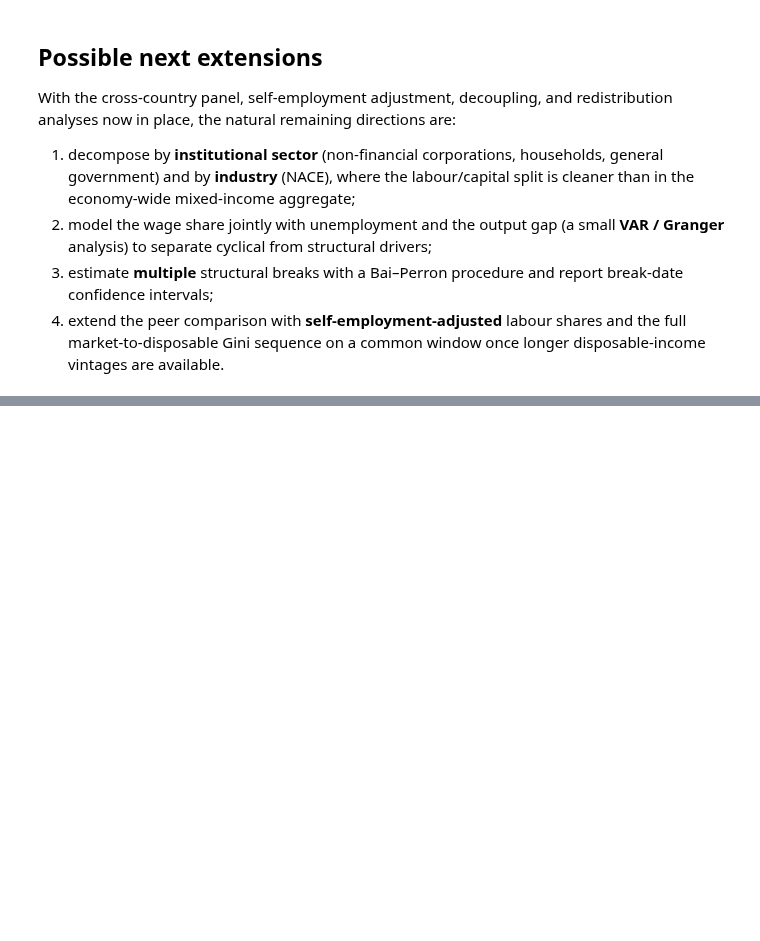
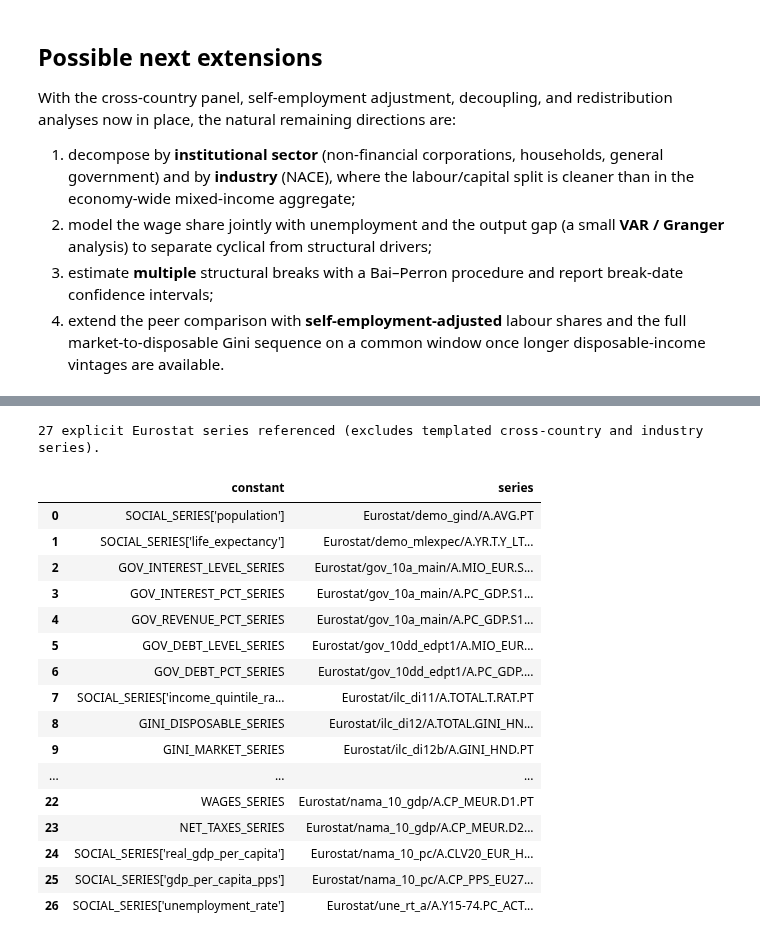
Before and after one commit to DiogoRibeiro7/ds-projects-portfolio, a Jupyter notebook: projects/portugal_gdp_income_distribution/portugal_gdp_income_distribution.ipynb, the cells around one changed output, grey strips where cells are left out. Drawn from its saved outputs; the diff is of its cells as text; code cells hidden in the pictures; blank space fills up the shorter version.

```diff
--- a/projects/portugal_gdp_income_distribution/portugal_gdp_income_distribution.ipynb
+++ b/projects/portugal_gdp_income_distribution/portugal_gdp_income_distribution.ipynb
@@ -2128,0 +2381,33 @@ With the cross-country panel, self-employment adjustment, decoupling, and redist
+# %%
+def list_data_sources() -> pd.DataFrame:
+    """Collect the explicit DBnomics series identifiers referenced in this notebook."""
+    rows = [{"constant": name, "series": value}
+            for name, value in sorted(globals().items())
+            if isinstance(value, str) and value.startswith("Eurostat/")]
+    rows += [{"constant": f"SOCIAL_SERIES[{key!r}]", "series": code} for key, code in SOCIAL_SERIES.items()]
+    return (pd.DataFrame(rows).drop_duplicates("series").sort_values("series").reset_index(drop=True))
+
+
+data_source_table = list_data_sources()
+print(f"{len(data_source_table)} explicit Eurostat series referenced "
+      f"(excludes templated cross-country and industry series).")
+data_source_table
+# %% [output]
+27 explicit Eurostat series referenced (excludes templated cross-country and industry series).
+|  | constant | series |
+| 0 | SOCIAL_SERIES['population'] | Eurostat/demo_gind/A.AVG.PT |
+| 1 | SOCIAL_SERIES['life_expectancy'] | Eurostat/demo_mlexpec/A.YR.T.Y_LT... |
+| 2 | GOV_INTEREST_LEVEL_SERIES | Eurostat/gov_10a_main/A.MIO_EUR.S... |
+| 3 | GOV_INTEREST_PCT_SERIES | Eurostat/gov_10a_main/A.PC_GDP.S1... |
+| 4 | GOV_REVENUE_PCT_SERIES | Eurostat/gov_10a_main/A.PC_GDP.S1... |
+| 5 | GOV_DEBT_LEVEL_SERIES | Eurostat/gov_10dd_edpt1/A.MIO_EUR... |
+| 6 | GOV_DEBT_PCT_SERIES | Eurostat/gov_10dd_edpt1/A.PC_GDP.... |
+| 7 | SOCIAL_SERIES['income_quintile_ra... | Eurostat/ilc_di11/A.TOTAL.T.RAT.PT |
+| 8 | GINI_DISPOSABLE_SERIES | Eurostat/ilc_di12/A.TOTAL.GINI_HN... |
+| 9 | GINI_MARKET_SERIES | Eurostat/ilc_di12b/A.GINI_HND.PT |
+| ... | ... | ... |
+| 22 | WAGES_SERIES | Eurostat/nama_10_gdp/A.CP_MEUR.D1.PT |
+| 23 | NET_TAXES_SERIES | Eurostat/nama_10_gdp/A.CP_MEUR.D2... |
+| 24 | SOCIAL_SERIES['real_gdp_per_capita'] | Eurostat/nama_10_pc/A.CLV20_EUR_H... |
+| 25 | SOCIAL_SERIES['gdp_per_capita_pps'] | Eurostat/nama_10_pc/A.CP_PPS_EU27... |
+| 26 | SOCIAL_SERIES['unemployment_rate'] | Eurostat/une_rt_a/A.Y15-74.PC_ACT... |
```
Also changed, not shown: parts of 14 cells of this notebook, 2 other files.
